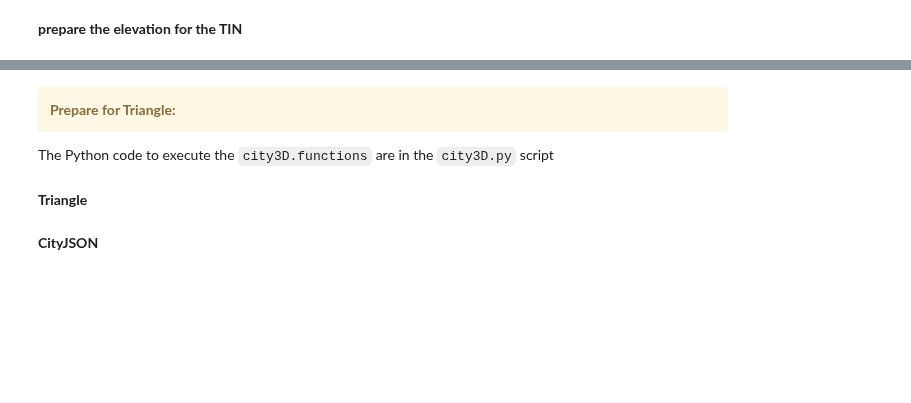
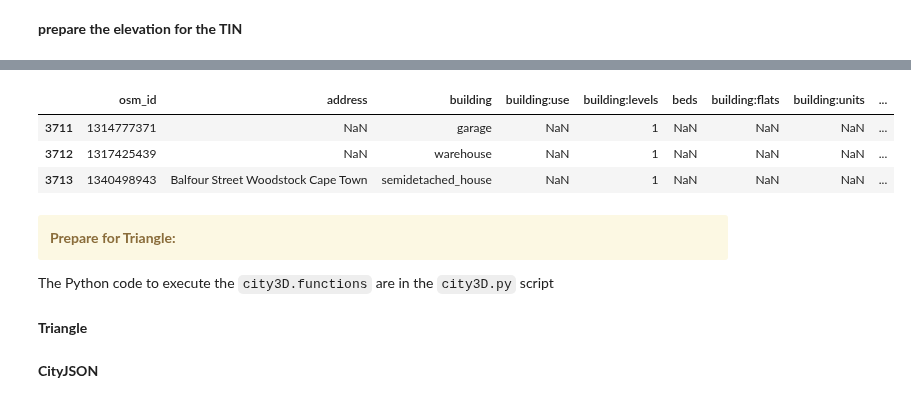
Before and after one commit to AdrianKriger/geo3D, a Jupyter notebook: suburb/osm_LoD1_3DCityModel-walkthrough.ipynb, the cells around one changed output, grey strips where cells are left out. Drawn from its saved outputs; the diff is of its cells as text; code cells hidden in the pictures; blank space fills up the shorter version.

```diff
--- a/suburb/osm_LoD1_3DCityModel-walkthrough.ipynb
+++ b/suburb/osm_LoD1_3DCityModel-walkthrough.ipynb
@@ -362,8 +445,8 @@ for k1, d in dict_vertices.items():
     for k2 in d:
         result.setdefault(k2, {})[k1] = sorted(list(set([j for i in d.values() for j in i])))
 
-dis.drop(dis.index[dis['osm_building'] == 'bridge'], inplace = True)
-dis.drop(dis.index[dis['osm_building'] == 'roof'], inplace = True)
+dis.drop(dis.index[dis['building'] == 'bridge'], inplace = True)
+dis.drop(dis.index[dis['building'] == 'roof'], inplace = True)
 
 #- create a point representing the hole within each building
 dis['x'] = dis.representative_point().x
@@ -411,3 +497,10 @@ runtime: 0:05:06.688534
+# %%
+dis.tail(3)
+# %% [output]
+|  | osm_id | address | building | building:use | building:levels | beds | building:flats | building:units | ... |
+| 3711 | 1314777371 | NaN | garage | NaN | 1 | NaN | NaN | NaN | ... |
+| 3712 | 1317425439 | NaN | warehouse | NaN | 1 | NaN | NaN | NaN | ... |
+| 3713 | 1340498943 | Balfour Street Woodstock Cape Town | semidetached_house | NaN | 1 | NaN | NaN | NaN | ... |
 # %% [markdown]
 <div class="alert alert-block alert-warning"><b>Prepare for Triangle:</b> </div>
 
```
Also changed, not shown: parts of 39 cells of this notebook.
